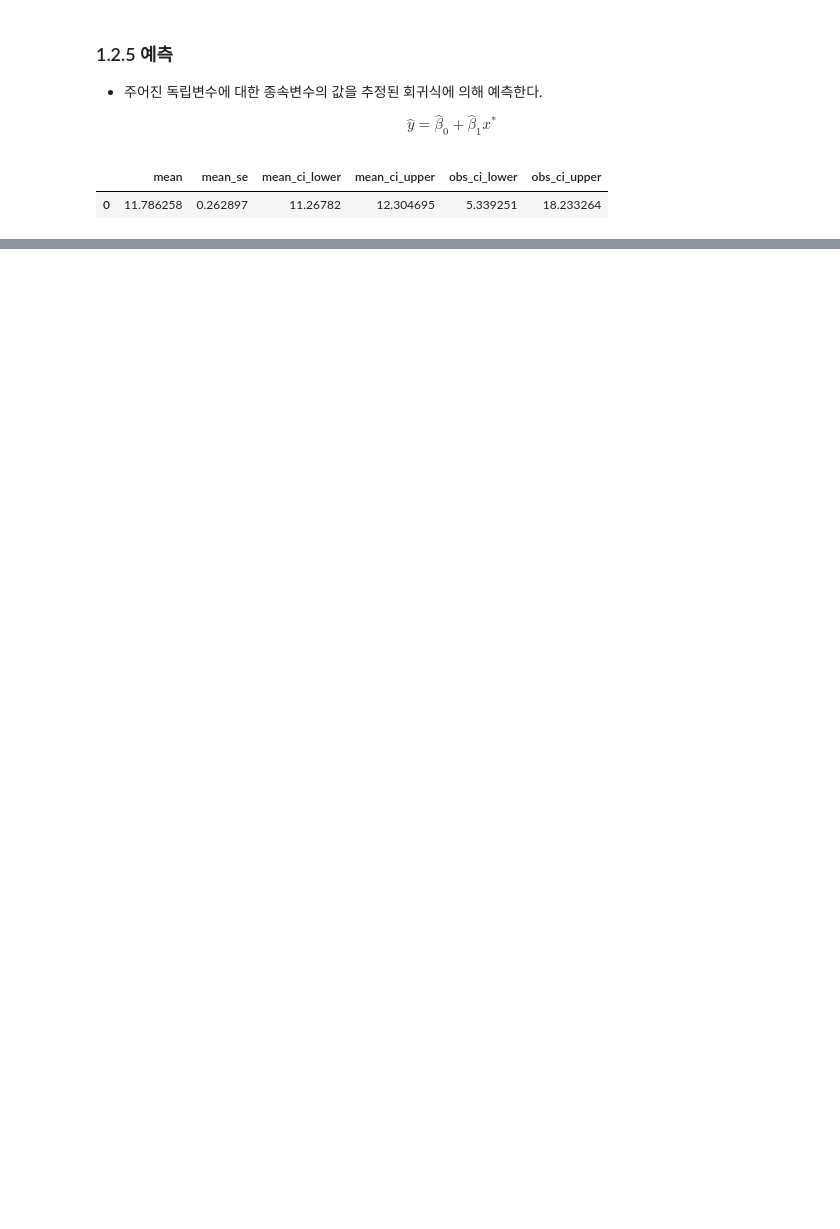
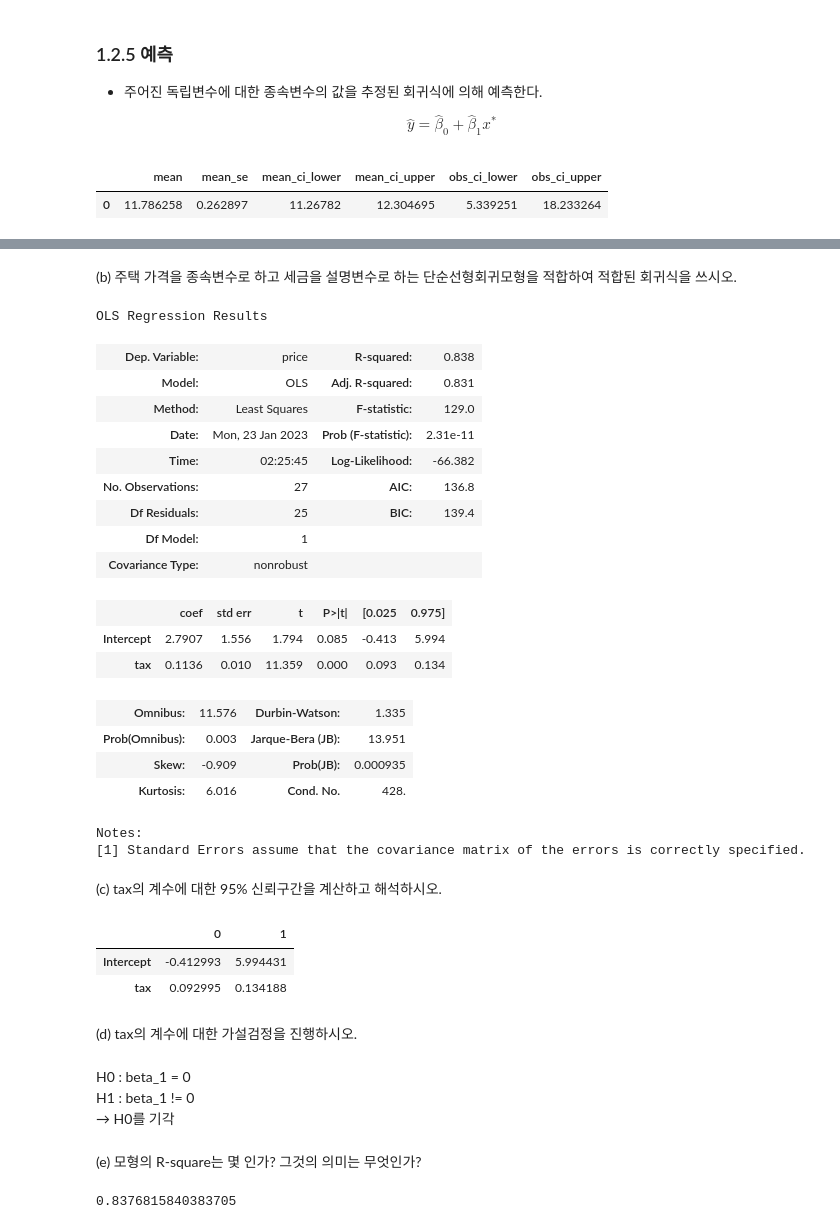
Before and after one commit to luckyspia/TIL, a Jupyter notebook: Statisic_Analysis/01.Simple_Linear_Regression.ipynb, the cells around one changed output, grey strips where cells are left out. Drawn from its saved outputs; the diff is of its cells as text; code cells hidden in the pictures; blank space fills up the shorter version.

Commit message:
Simple Linear Regression

```diff
--- a/Statisic_Analysis/01.Simple_Linear_Regression.ipynb
+++ b/Statisic_Analysis/01.Simple_Linear_Regression.ipynb
@@ -661,0 +240,49 @@ VIF of Limit : 160.59287978597942
+# %% [markdown]
+(b) 주택 가격을 종속변수로 하고 세금을 설명변수로 하는 단순선형회귀모형을 적합하여 적합된 회귀식을 쓰시오.
+# %%
+model = smf.ols('price ~ tax', data = data).fit()
+model.summary()
+# %% [output]
+OLS Regression Results
+| Dep. Variable: | price | R-squared: | 0.838 |
+| Model: | OLS | Adj. R-squared: | 0.831 |
+| Method: | Least Squares | F-statistic: | 129.0 |
+| Date: | Mon, 23 Jan 2023 | Prob (F-statistic): | 2.31e-11 |
+| Time: | 02:25:45 | Log-Likelihood: | -66.382 |
+| No. Observations: | 27 | AIC: | 136.8 |
+| Df Residuals: | 25 | BIC: | 139.4 |
+| Df Model: | 1 |  |  |
+| Covariance Type: | nonrobust |  |  |
+|  | coef | std err | t | P>|t| | [0.025 | 0.975] |
+| Intercept | 2.7907 | 1.556 | 1.794 | 0.085 | -0.413 | 5.994 |
+| tax | 0.1136 | 0.010 | 11.359 | 0.000 | 0.093 | 0.134 |
+| Omnibus: | 11.576 | Durbin-Watson: | 1.335 |
+| Prob(Omnibus): | 0.003 | Jarque-Bera (JB): | 13.951 |
+| Skew: | -0.909 | Prob(JB): | 0.000935 |
+| Kurtosis: | 6.016 | Cond. No. | 428. |
+Notes:
+[1] Standard Errors assume that the covariance matrix of the errors is correctly specified.
+# %% [markdown]
+(c) tax의 계수에 대한 95% 신뢰구간을 계산하고 해석하시오.
+# %%
+# y_hat = 2.7907 + 0.1136 * tax
+model.conf_int(alpha=0.05)
+# tax가 없을 경우,houseprice는 -4129~59944 사이에 존재한다
+# tax가 만원 상승할 때마다, houseprice는 929~1341 증가한다
+# %% [output]
+|  | 0 | 1 |
+| Intercept | -0.412993 | 5.994431 |
+| tax | 0.092995 | 0.134188 |
+# %% [markdown]
+(d) tax의 계수에 대한 가설검정을 진행하시오.
+# %% [markdown]
+H0 : beta_1 = 0
+H1 : beta_1 != 0
+→ H0를 기각
+# %% [markdown]
+(e) 모형의 R-square는 몇 인가? 그것의 의미는 무엇인가?
+# %%
+model.rsquared
+# 83.8% 만큼 tax가 price의 변동성을 설명함
+# %% [output]
+0.8376815840383705
```
Also changed, not shown: parts of 79 cells of this notebook.
